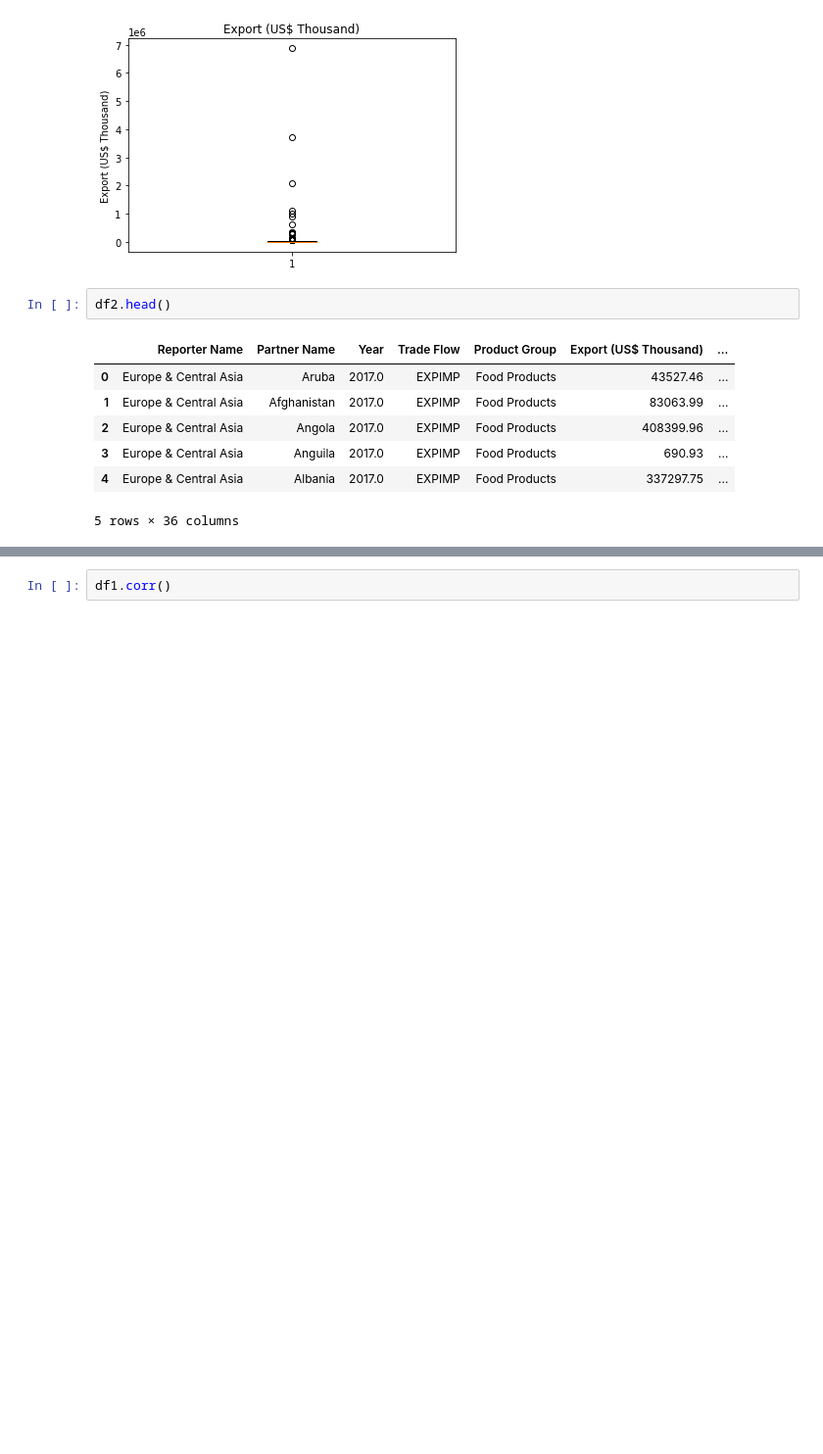
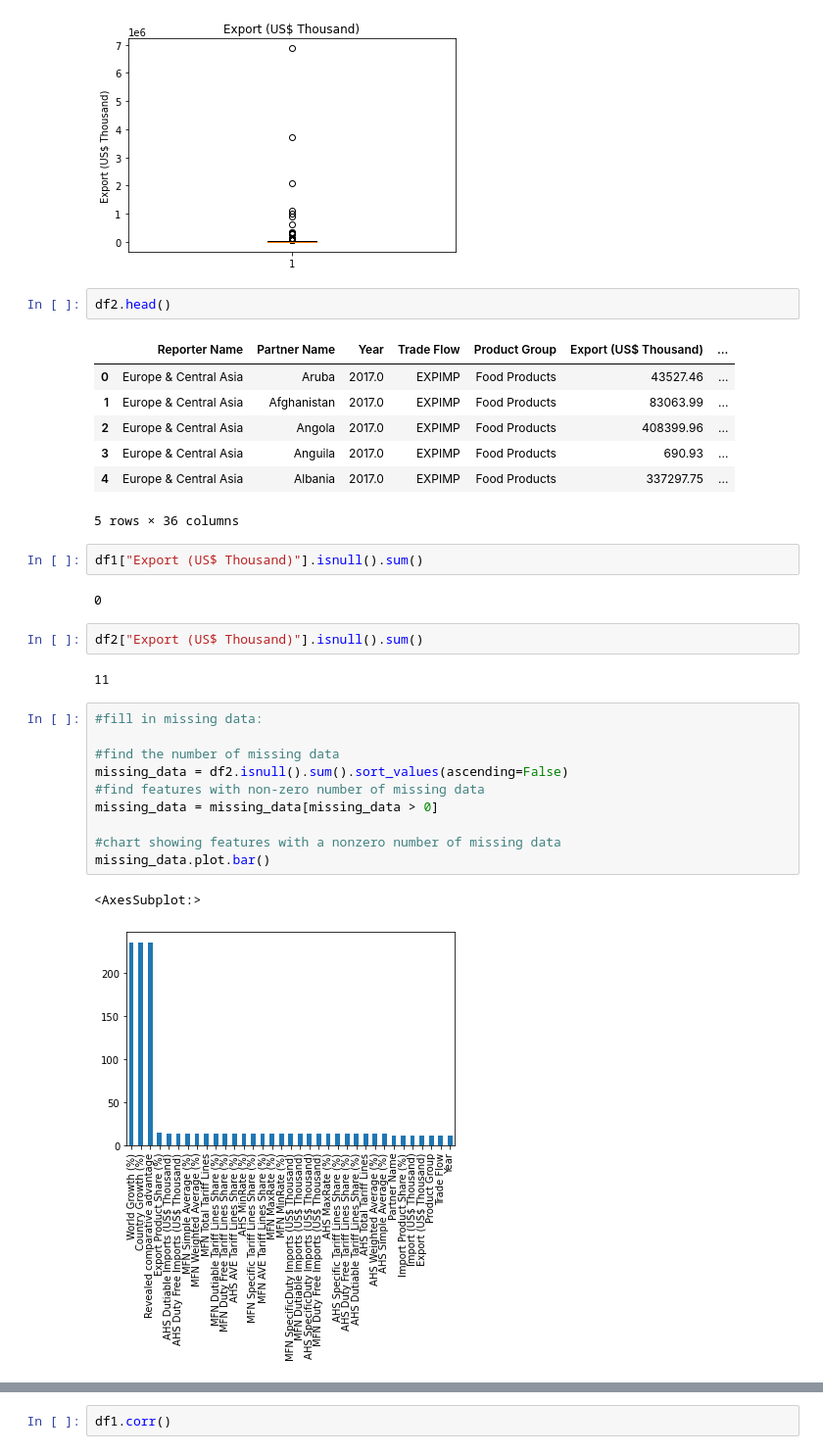
Before and after one commit to akbaselvan/cct, a Jupyter notebook: CA2 ELVAN AKBAS 2022331.ipynb, the cells around one changed output, grey strips where cells are left out. Shown at 98% size. Drawn from its saved outputs; the diff is of its cells as text; blank space fills up the shorter version.

```diff
--- a/CA2 ELVAN AKBAS 2022331.ipynb
+++ b/CA2 ELVAN AKBAS 2022331.ipynb
@@ -105,3 +105,24 @@ df2.head()
 | 3 | Europe & Central Asia | Anguila | 2017.0 | EXPIMP | Food Products | 690.93 | ... |
 | 4 | Europe & Central Asia | Albania | 2017.0 | EXPIMP | Food Products | 337297.75 | ... |
 5 rows × 36 columns
+# %%
+df1["Export (US$ Thousand)"].isnull().sum()
+# %% [output]
+0
+# %%
+df2["Export (US$ Thousand)"].isnull().sum()
+# %% [output]
+11
+# %%
+#fill in missing data:
+
+#find the number of missing data
+missing_data = df2.isnull().sum().sort_values(ascending=False)
+#find features with non-zero number of missing data
+missing_data = missing_data[missing_data > 0]
+
+#chart showing features with a nonzero number of missing data
+missing_data.plot.bar()
+# %% [output]
+<AxesSubplot:>
+[figure, added]
```
Also changed, not shown: parts of 9 cells of this notebook.
